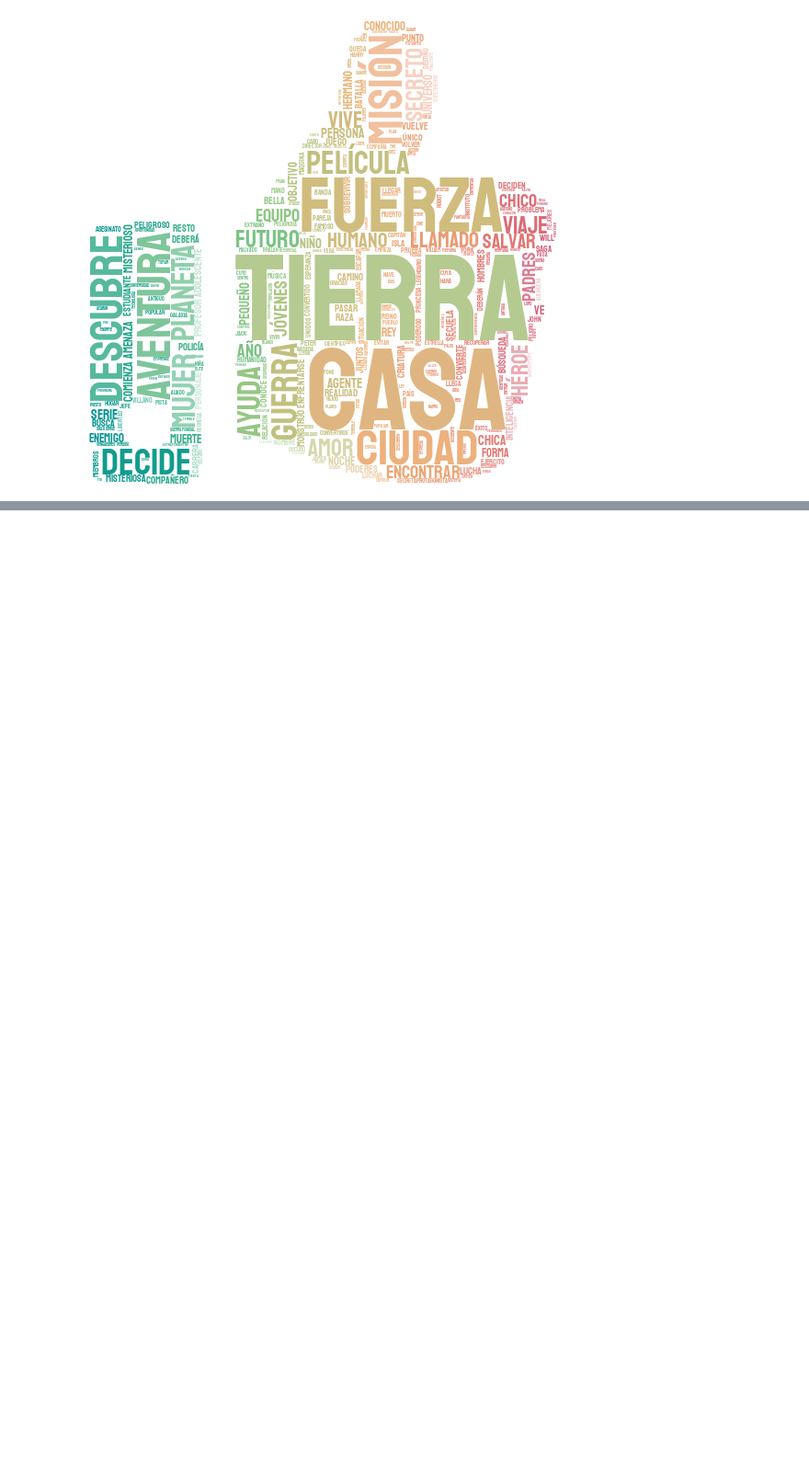
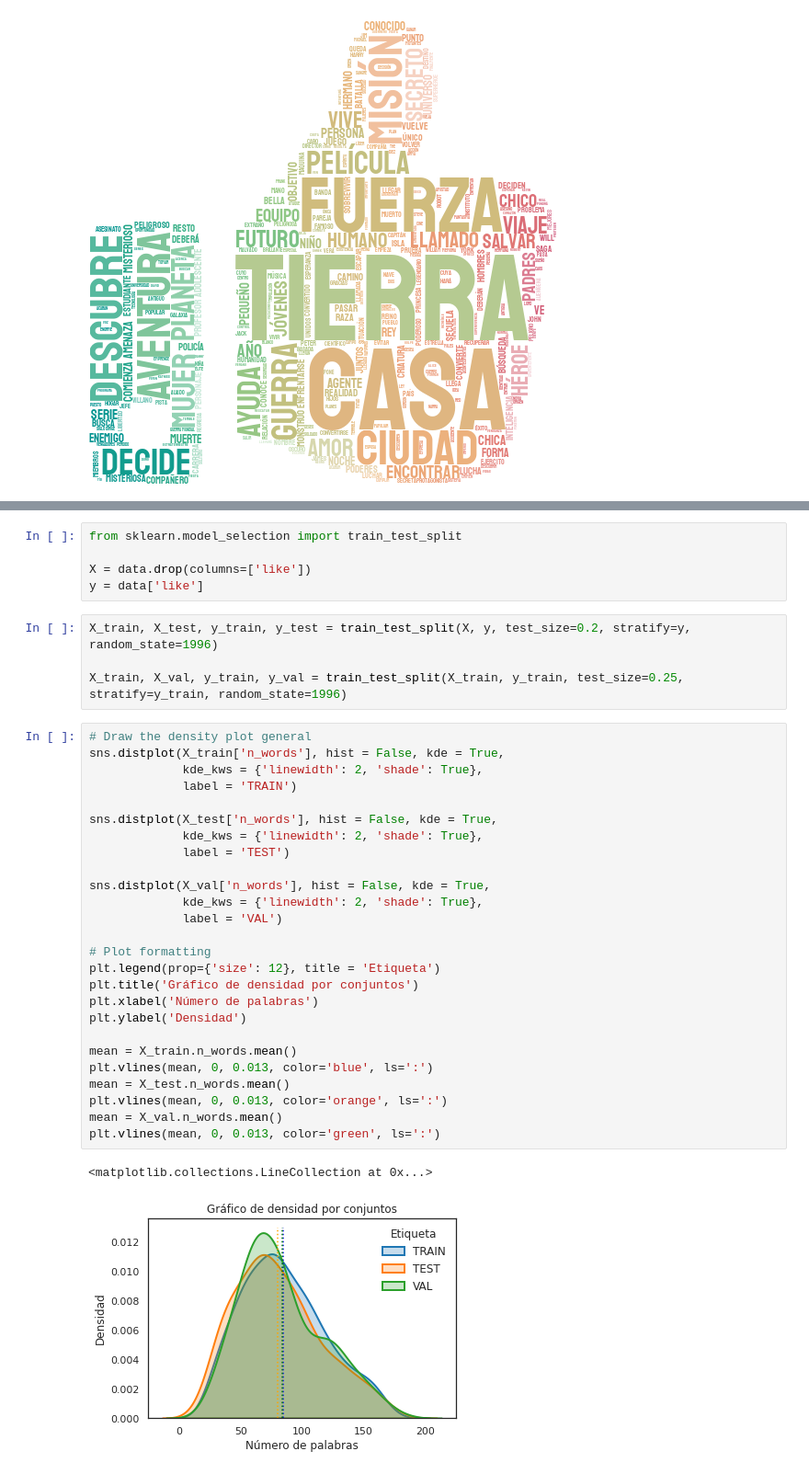
Before and after one commit to Jaimemorillo/ShouldIwatchThisMovie, a Jupyter notebook: memoria_data_antes.ipynb, the cells around one changed output, grey strips where cells are left out. Shown at 92% size. Cells and saved outputs as stored; diff of their text form; blank space fills up the shorter version.

```diff
--- a/memoria_data_antes.ipynb
+++ b/memoria_data_antes.ipynb
@@ -256,0 +259,38 @@ Image('/content/word_cloud_1.png')
+# %%
+from sklearn.model_selection import train_test_split
+
+X = data.drop(columns=['like'])
+y = data['like']
+# %%
+X_train, X_test, y_train, y_test = train_test_split(X, y, test_size=0.2, stratify=y, random_state=1996)
+
+X_train, X_val, y_train, y_val = train_test_split(X_train, y_train, test_size=0.25, stratify=y_train, random_state=1996)
+# %%
+# Draw the density plot general
+sns.distplot(X_train['n_words'], hist = False, kde = True,
+             kde_kws = {'linewidth': 2, 'shade': True},
+             label = 'TRAIN')
+
+sns.distplot(X_test['n_words'], hist = False, kde = True,
+             kde_kws = {'linewidth': 2, 'shade': True},
+             label = 'TEST')
+
+sns.distplot(X_val['n_words'], hist = False, kde = True,
+             kde_kws = {'linewidth': 2, 'shade': True},
+             label = 'VAL')
+
+# Plot formatting
+plt.legend(prop={'size': 12}, title = 'Etiqueta')
+plt.title('Gráfico de densidad por conjuntos')
+plt.xlabel('Número de palabras')
+plt.ylabel('Densidad')
+
+mean = X_train.n_words.mean()
+plt.vlines(mean, 0, 0.013, color='blue', ls=':')
+mean = X_test.n_words.mean()
+plt.vlines(mean, 0, 0.013, color='orange', ls=':')
+mean = X_val.n_words.mean()
+plt.vlines(mean, 0, 0.013, color='green', ls=':')
+# %% [output]
+<matplotlib.collections.LineCollection at 0x...>
+[figure, added]
```
Also changed, not shown: parts of 8 cells of this notebook.
